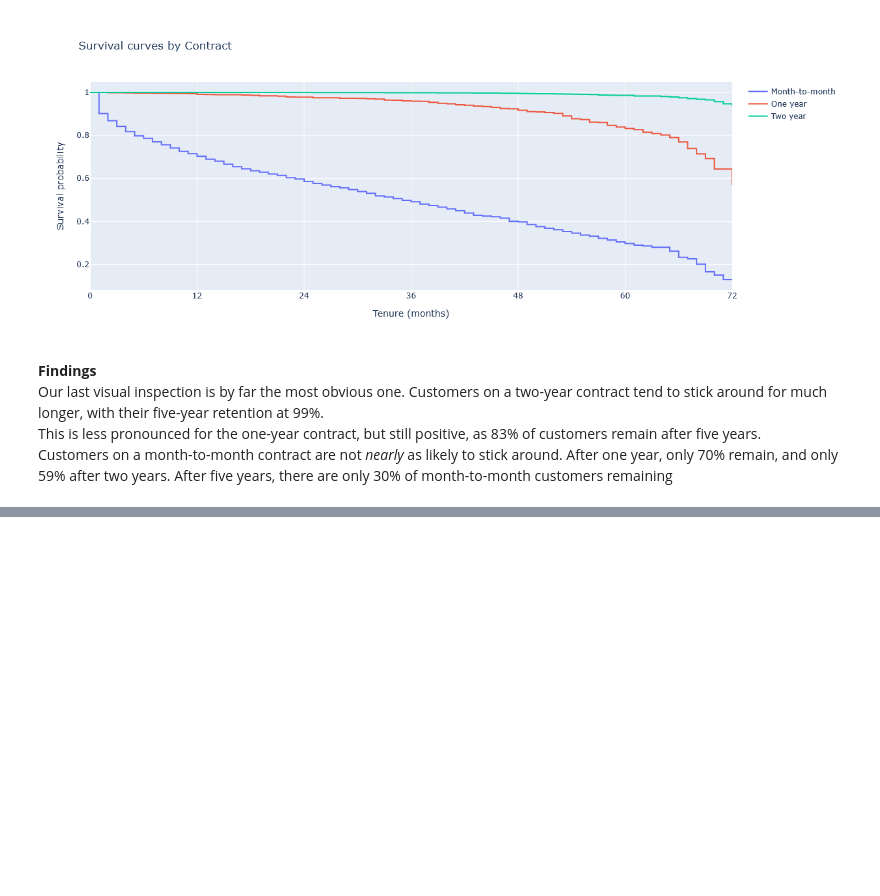
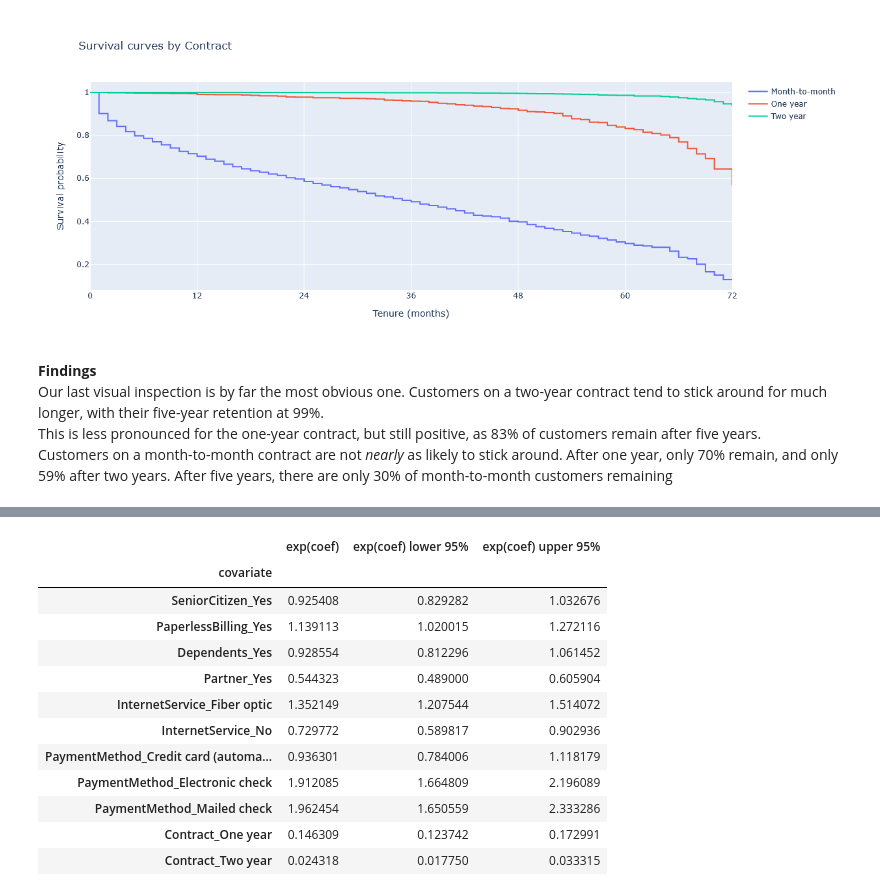
Before and after one commit to ottopauer/Portfolio, a Jupyter notebook: data/churn/telco_survival_analysis/churn_analysis.ipynb, the cells around one changed output, grey strips where cells are left out. Saved outputs shown, nothing was run; the diff lists cells and outputs as text; code cells hidden in the pictures; blank space fills up the shorter version.

```diff
--- a/data/churn/telco_survival_analysis/churn_analysis.ipynb
+++ b/data/churn/telco_survival_analysis/churn_analysis.ipynb
@@ -319,0 +309,8 @@ Customers on a month-to-month contract are not _nearly_ as likely to stick aroun
+# %%
+cph = CoxPHFitter()
+
+model_vars = remaining_vars + ['tenure', 'Churn']
+
+cph_df = pd.get_dummies(df[model_vars], columns=remaining_vars, drop_first=True).astype(float)
+
+cph.fit(cph_df, duration_col='tenure', event_col='Churn');
@@ -319,0 +335,17 @@ Customers on a month-to-month contract are not _nearly_ as likely to stick aroun
+# %%
+cph_summary = cph.summary.loc[:, ['exp(coef)', 'exp(coef) lower 95%', 'exp(coef) upper 95%']]
+cph_summary
+# %% [output]
+|  | exp(coef) | exp(coef) lower 95% | exp(coef) upper 95% |
+| covariate |  |  |  |
+| SeniorCitizen_Yes | 0.925408 | 0.829282 | 1.032676 |
+| PaperlessBilling_Yes | 1.139113 | 1.020015 | 1.272116 |
+| Dependents_Yes | 0.928554 | 0.812296 | 1.061452 |
+| Partner_Yes | 0.544323 | 0.489000 | 0.605904 |
+| InternetService_Fiber optic | 1.352149 | 1.207544 | 1.514072 |
+| InternetService_No | 0.729772 | 0.589817 | 0.902936 |
+| PaymentMethod_Credit card (automa... | 0.936301 | 0.784006 | 1.118179 |
+| PaymentMethod_Electronic check | 1.912085 | 1.664809 | 2.196089 |
+| PaymentMethod_Mailed check | 1.962454 | 1.650559 | 2.333286 |
+| Contract_One year | 0.146309 | 0.123742 | 0.172991 |
+| Contract_Two year | 0.024318 | 0.017750 | 0.033315 |
```
Also changed, not shown: parts of 11 cells of this notebook.
